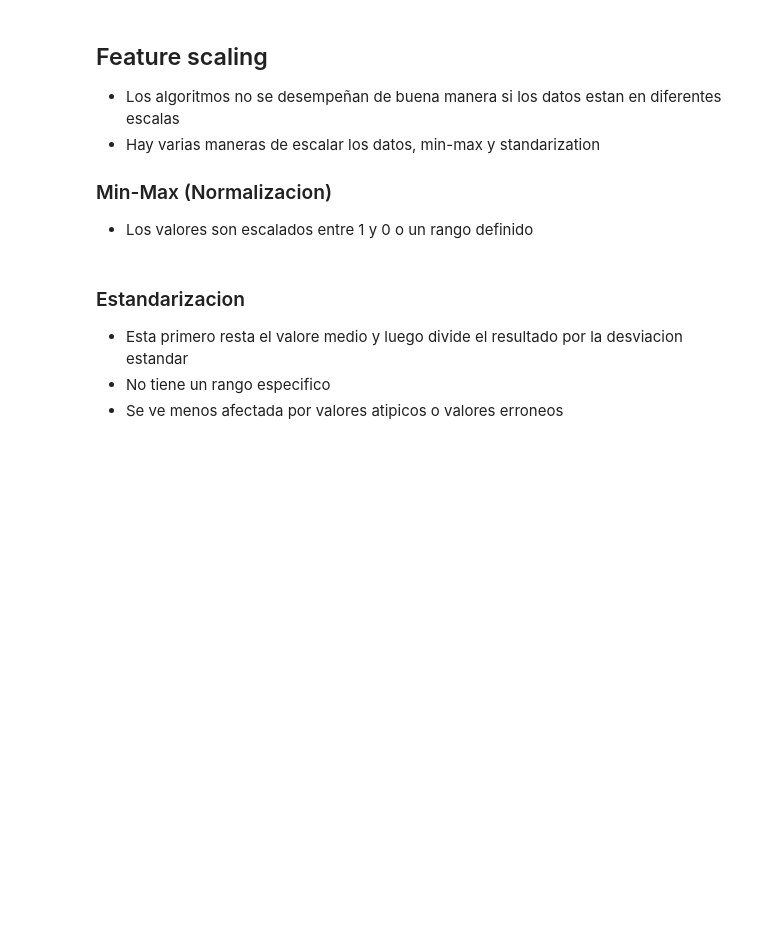
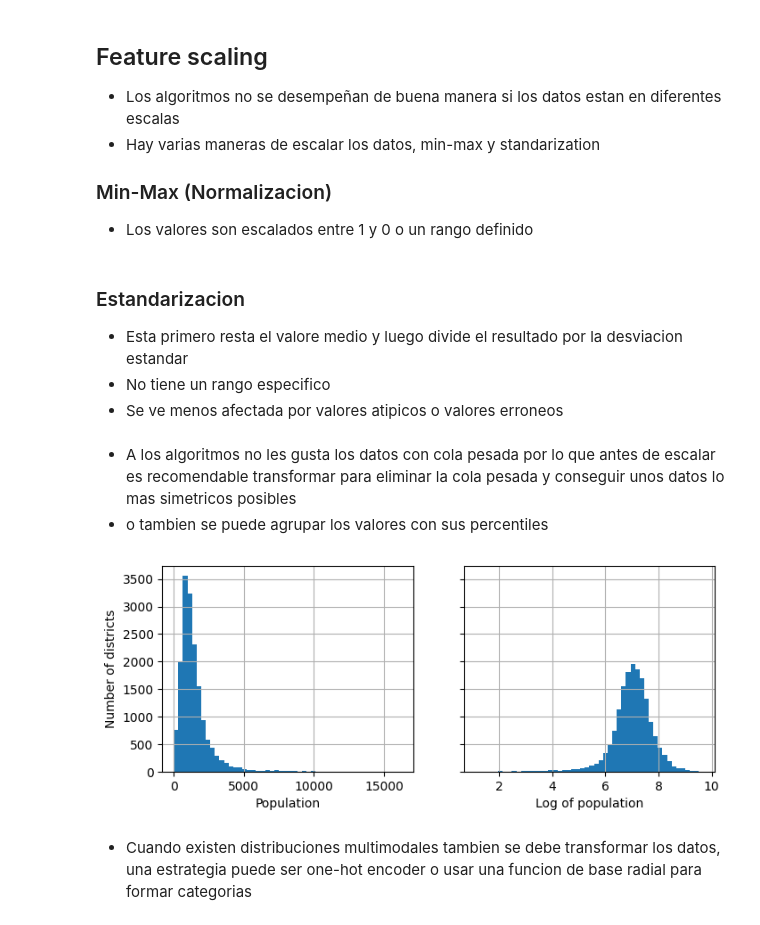
Before and after one commit to simon8889/ML-studying-notes, a Jupyter notebook: 02_end_to_end_machine_learning_project.ipynb, the cells around one changed output. Cells and saved outputs as stored; diff of their text form; code cells hidden in the pictures; blank space fills up the shorter version.

```diff
--- a/02_end_to_end_machine_learning_project.ipynb
+++ b/02_end_to_end_machine_learning_project.ipynb
@@ -966,3 +938,18 @@ from sklearn.preprocessing import StandardScaler
 
 std_scaler = StandardScaler()
 housing_num_std_scaled = std_scaler.fit_transform(housing_num)
+# %% [markdown]
+- A los algoritmos no les gusta los datos con cola pesada por lo que antes de escalar es recomendable transformar para eliminar la cola pesada y conseguir unos datos lo mas simetricos posibles
+- o tambien se puede agrupar los valores con sus percentiles
+# %%
+fig, axs = plt.subplots(1, 2, figsize=(8, 3), sharey=True)
+housing["population"].hist(ax=axs[0], bins=50)
+housing["population"].apply(np.log).hist(ax=axs[1], bins=50)
+axs[0].set_xlabel("Population")
+axs[1].set_xlabel("Log of population")
+axs[0].set_ylabel("Number of districts")
+plt.show()
+# %% [output]
+[figure, added]
+# %% [markdown]
+- Cuando existen distribuciones multimodales tambien se debe transformar los datos, una estrategia puede ser one-hot encoder o usar una funcion de base radial para formar categorias
```
Also changed, not shown: parts of 24 cells of this notebook.
